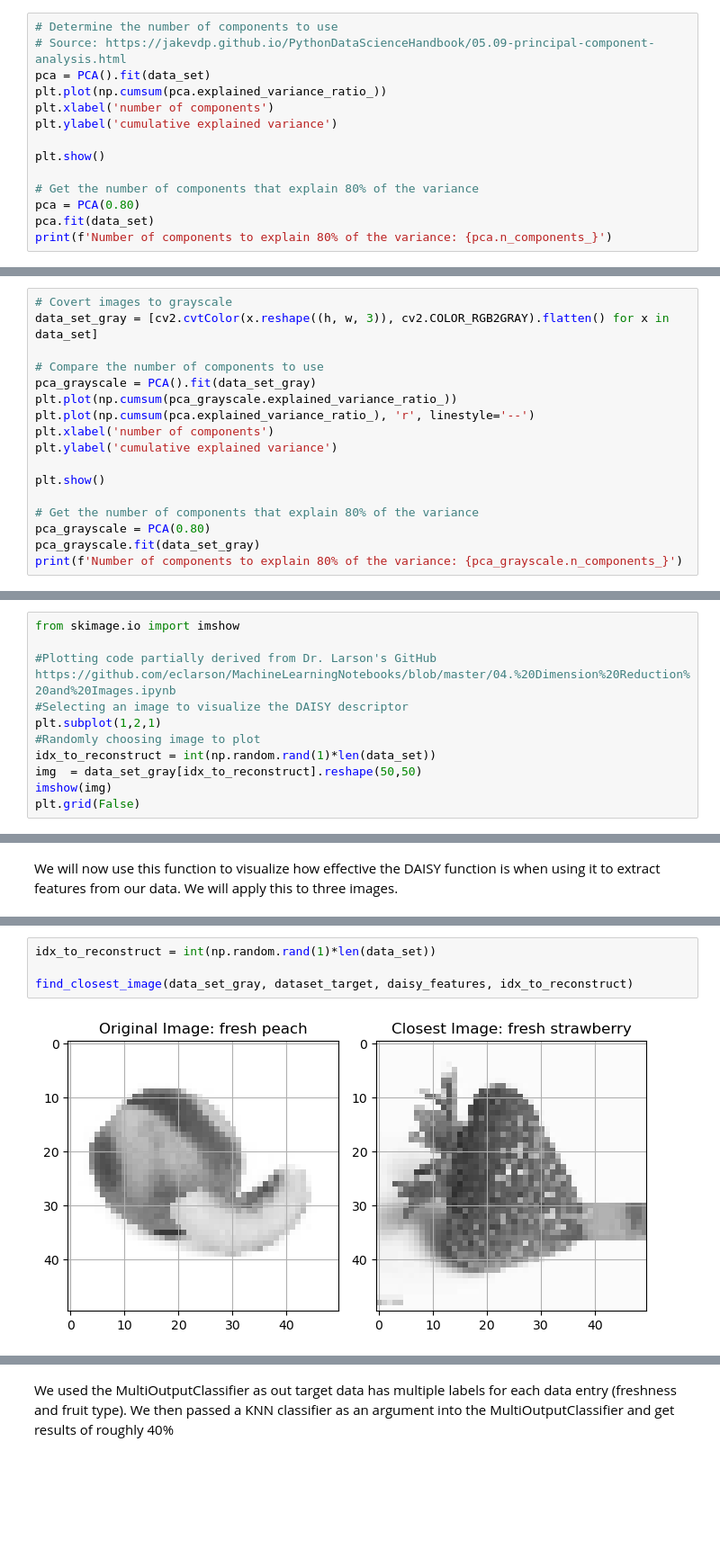
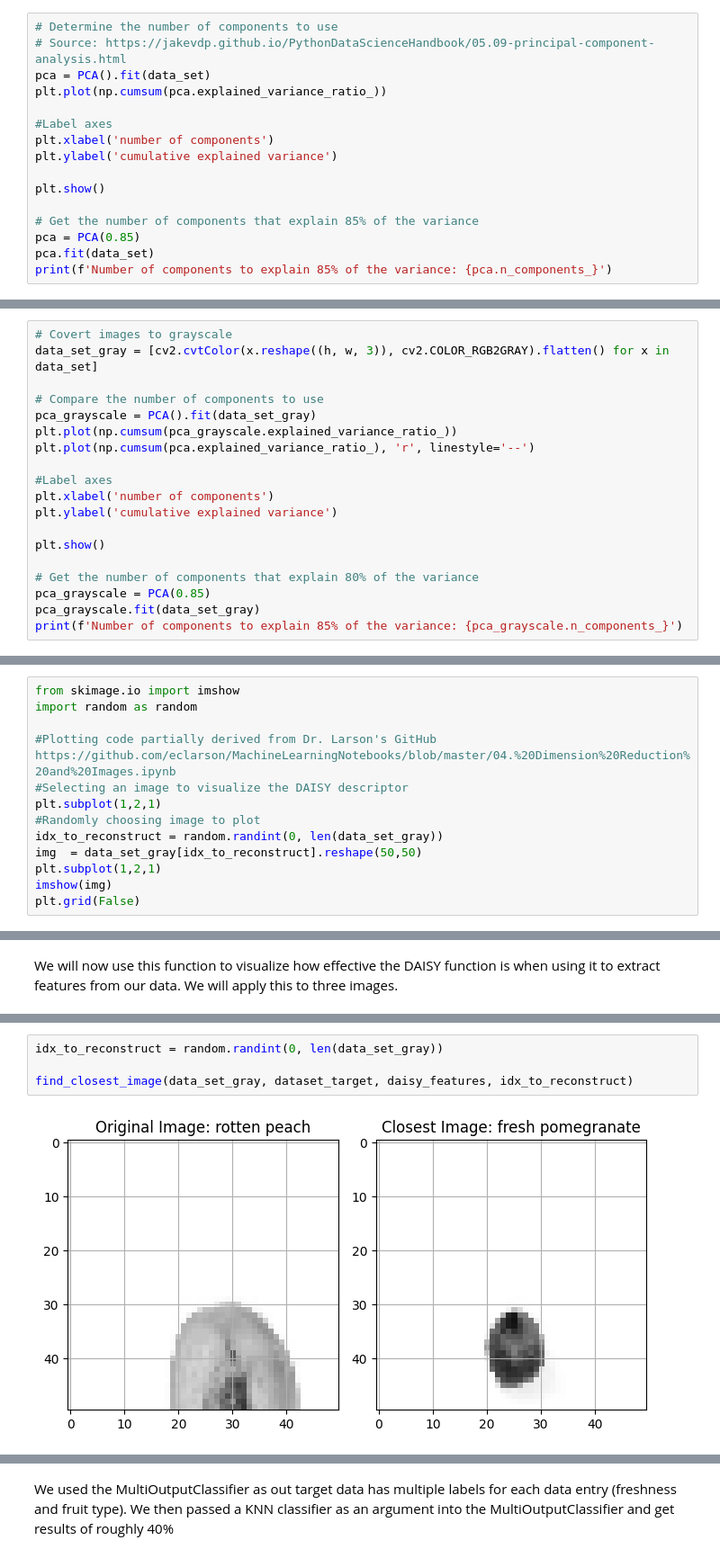
Before and after one commit to QuinnMatthews/MLinPyNotebooks, a Jupyter notebook: Lab Two/LabTwo.ipynb, the cells around one changed output, grey strips where cells are left out. Shown at 90% size. Saved outputs shown, nothing was run; the diff lists cells and outputs as text; blank space fills up the shorter version.

```diff
--- a/Lab Two/LabTwo.ipynb
+++ b/Lab Two/LabTwo.ipynb
@@ -176,14 +195,16 @@ As can be seen, we still were unable to get any useful information from
 # Source: https://jakevdp.github.io/PythonDataScienceHandbook/05.09-principal-component-analysis.html
 pca = PCA().fit(data_set)
 plt.plot(np.cumsum(pca.explained_variance_ratio_))
+
+#Label axes
 plt.xlabel('number of components')
 plt.ylabel('cumulative explained variance')
 
 plt.show()
 
-# Get the number of components that explain 80% of the variance
-pca = PCA(0.80)
+# Get the number of components that explain 85% of the variance
+pca = PCA(0.85)
 pca.fit(data_set)
-print(f'Number of components to explain 80% of the variance: {pca.n_components_}')
+print(f'Number of components to explain 85% of the variance: {pca.n_components_}')
 # %% [output]
 [figure]
@@ -196,13 +219,15 @@ data_set_gray = [cv2.cvtColor(x.reshape((h, w, 3)), cv2.COLOR_RGB2GRAY).flatten(
 pca_grayscale = PCA().fit(data_set_gray)
 plt.plot(np.cumsum(pca_grayscale.explained_variance_ratio_))
 plt.plot(np.cumsum(pca.explained_variance_ratio_), 'r', linestyle='--')
+
+#Label axes
 plt.xlabel('number of components')
 plt.ylabel('cumulative explained variance')
 
 plt.show()
 
 # Get the number of components that explain 80% of the variance
-pca_grayscale = PCA(0.80)
+pca_grayscale = PCA(0.85)
 pca_grayscale.fit(data_set_gray)
-print(f'Number of components to explain 80% of the variance: {pca_grayscale.n_components_}')
+print(f'Number of components to explain 85% of the variance: {pca_grayscale.n_components_}')
 # %% [output]
@@ -215,12 +291,14 @@ We will begin by simply visualizing the application of the DAISY function. After
 # %%
 from skimage.io import imshow
+import random as random
 
 #Plotting code partially derived from Dr. Larson's GitHub https://github.com/eclarson/MachineLearningNotebooks/blob/master/04.%20Dimension%20Reduction%20and%20Images.ipynb
 #Selecting an image to visualize the DAISY descriptor
 plt.subplot(1,2,1)
 #Randomly choosing image to plot
-idx_to_reconstruct = int(np.random.rand(1)*len(data_set))
+idx_to_reconstruct = random.randint(0, len(data_set_gray))
 img  = data_set_gray[idx_to_reconstruct].reshape(50,50)
+plt.subplot(1,2,1)
 imshow(img)
 plt.grid(False)
 # %% [output]
@@ -296,7 +378,7 @@ find_closest_image(data_set_gray, dataset_target, daisy_features, idx_to_reconst
 # %%
-idx_to_reconstruct = int(np.random.rand(1)*len(data_set))
+idx_to_reconstruct = random.randint(0, len(data_set_gray))
 
 find_closest_image(data_set_gray, dataset_target, daisy_features, idx_to_reconstruct)
 # %% [output]
-[figure, old version]
+[figure, new version]
 # %%
```
Also changed, not shown: parts of 40 cells of this notebook, 4 other files.
